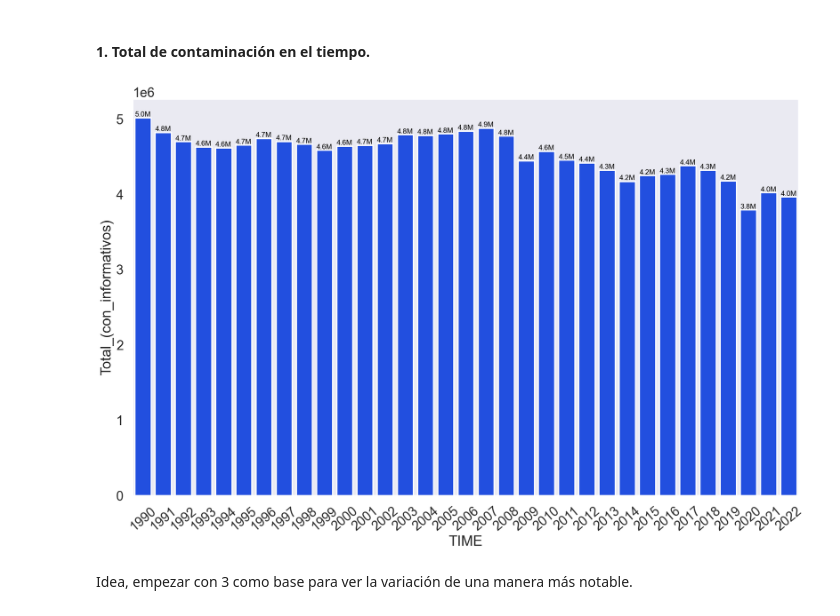
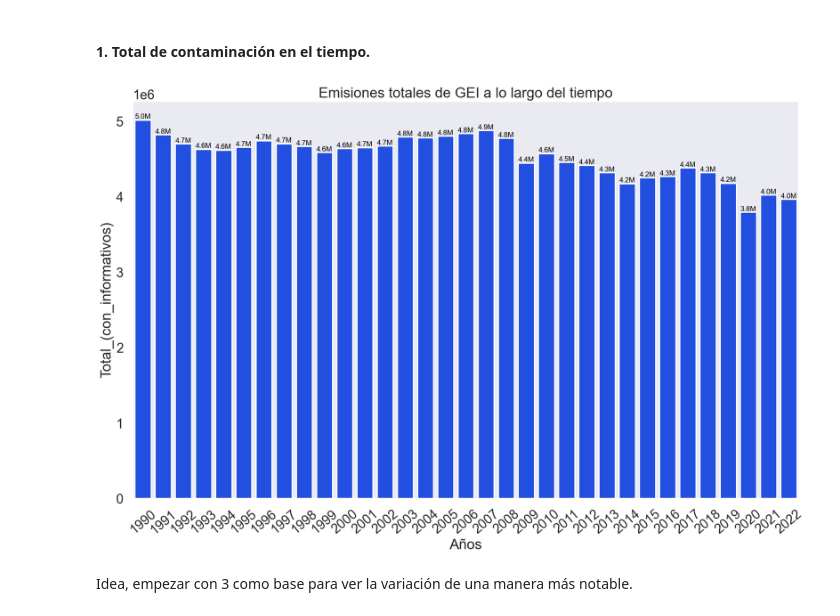
Before and after one commit to LoFloAb/Impacto_de_la_electrificaci-n_del_transporte_en_las_emisiones_de_GEI_en_Europa, a Jupyter notebook: Analisis_impacto_coche_electrico.ipynb, the cells around one changed output. Cells and saved outputs as stored; diff of their text form; code cells hidden in the pictures.

```diff
--- a/Analisis_impacto_coche_electrico.ipynb
+++ b/Analisis_impacto_coche_electrico.ipynb
@@ -251,38 +267,40 @@ df_greenhouse_gases.to_csv(output_path, index=False, encoding='utf-8')
 # %% [markdown]
 ### Visualizaciones exploratorias.
 # %%
-sns.set_theme(context='poster', style='darkgrid', palette="bright")
+sns.set_theme(context='poster', palette="bright")
 # %% [markdown]
 #### 1. Total de contaminación en el tiempo.
 # %%
 def format_label(value):
     if value >= 1e6:
         return f'{value / 1e6:.1f}M'
     elif value >= 1e3:
         return f'{value / 1e3:.1f}K'
     else:
         return str(value)
 
 plt.figure(figsize=(20,12))
 ax = sns.barplot(data=df_greenhouse_gases, y='Total_(con_informativos)',  x='TIME')
 
 for p in ax.patches:
     height = p.get_height()
     ax.text(
         p.get_x() + p.get_width() / 2,
         height,
         format_label(height),
         ha='center',
         va='bottom',
         fontsize=12,
         color='black'
     )
 
+plt.title('Emisiones totales de GEI a lo largo del tiempo')
+plt.xlabel('Años')
 plt.xticks(rotation=40)
 plt.grid(False)
 plt.show()
 # %% [output]
-[figure, old version]
+[figure, new version]
 # %% [markdown]
 Idea, empezar con 3 como base  para ver la variación de una manera más notable.
 # %% [markdown]
```
Also changed, not shown: parts of 38 cells of this notebook, 4 other files.
